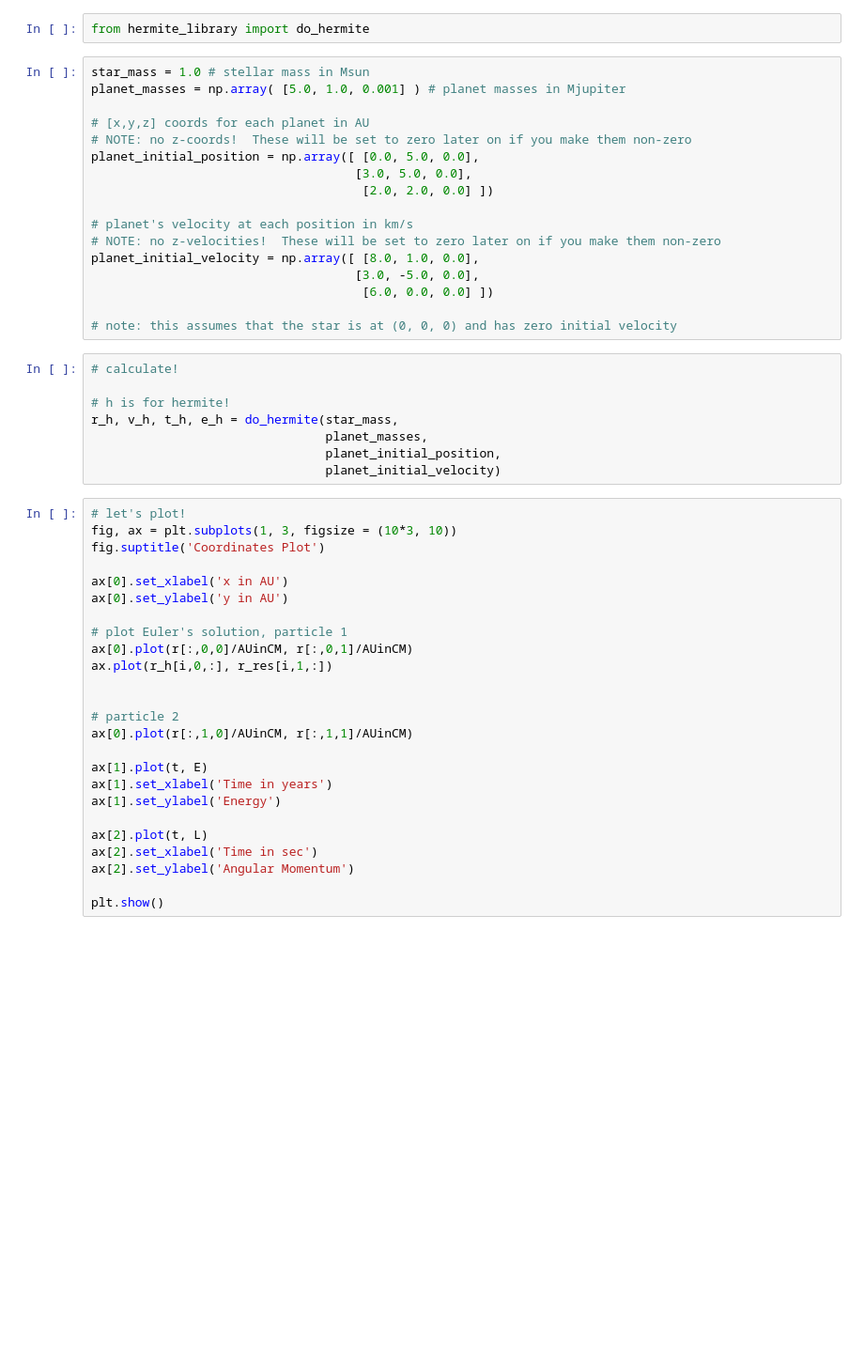
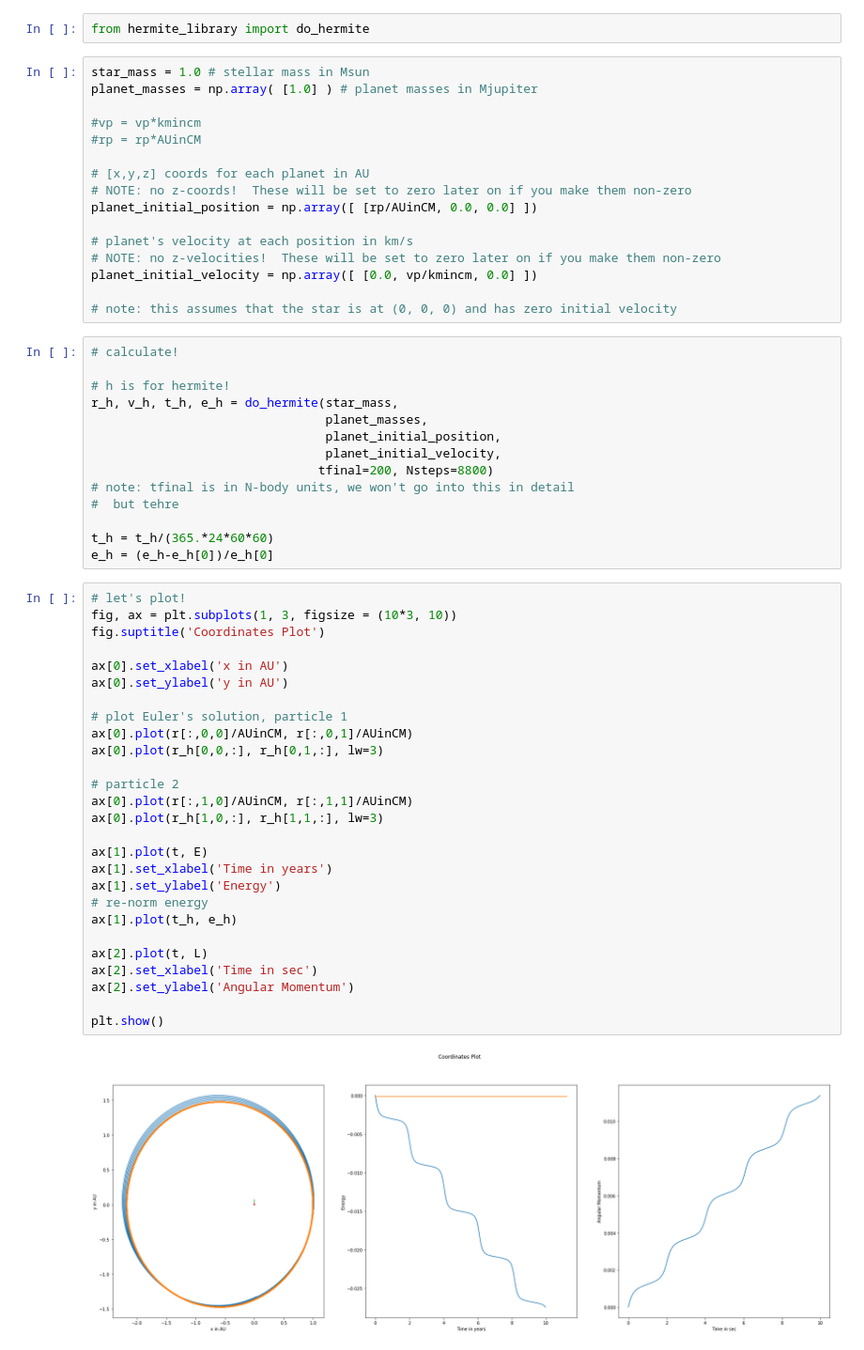
Before and after one commit to jnaiman/csci-p-14110, a Jupyter notebook: lesson02/_programming_hermite_notes_lesson02.ipynb, the cells around one changed output. Shown at 94% size. Saved outputs shown, nothing was run; the diff lists cells and outputs as text; blank space fills up the shorter version.

```diff
--- a/lesson02/_programming_hermite_notes_lesson02.ipynb
+++ b/lesson02/_programming_hermite_notes_lesson02.ipynb
@@ -160,19 +160,18 @@
 from hermite_library import do_hermite
 # %%
 star_mass = 1.0 # stellar mass in Msun
-planet_masses = np.array( [5.0, 1.0, 0.001] ) # planet masses in Mjupiter
+planet_masses = np.array( [1.0] ) # planet masses in Mjupiter
+
+#vp = vp*kmincm
+#rp = rp*AUinCM
 
 # [x,y,z] coords for each planet in AU
 # NOTE: no z-coords!  These will be set to zero later on if you make them non-zero
-planet_initial_position = np.array([ [0.0, 5.0, 0.0],
-                                    [3.0, 5.0, 0.0],
-                                     [2.0, 2.0, 0.0] ])
+planet_initial_position = np.array([ [rp/AUinCM, 0.0, 0.0] ])
 
 # planet's velocity at each position in km/s
 # NOTE: no z-velocities!  These will be set to zero later on if you make them non-zero
-planet_initial_velocity = np.array([ [8.0, 1.0, 0.0],
-                                    [3.0, -5.0, 0.0],
-                                     [6.0, 0.0, 0.0] ])
+planet_initial_velocity = np.array([ [0.0, vp/kmincm, 0.0] ])
 
 # note: this assumes that the star is at (0, 0, 0) and has zero initial velocity
 # %%
@@ -182,29 +181,39 @@ planet_initial_velocity = np.array([ [8.0, 1.0, 0.0],
 r_h, v_h, t_h, e_h = do_hermite(star_mass,
                                 planet_masses,
                                 planet_initial_position,
-                                planet_initial_velocity)
+                                planet_initial_velocity,
+                               tfinal=200, Nsteps=8800)
+# note: tfinal is in N-body units, we won't go into this in detail
+#  but tehre
+
+t_h = t_h/(365.*24*60*60)
+e_h = (e_h-e_h[0])/e_h[0]
 # %%
 # let's plot!
 fig, ax = plt.subplots(1, 3, figsize = (10*3, 10))
 fig.suptitle('Coordinates Plot')
 
 ax[0].set_xlabel('x in AU')
 ax[0].set_ylabel('y in AU')
 
 # plot Euler's solution, particle 1
 ax[0].plot(r[:,0,0]/AUinCM, r[:,0,1]/AUinCM)
-ax.plot(r_h[i,0,:], r_res[i,1,:])
-
+ax[0].plot(r_h[0,0,:], r_h[0,1,:], lw=3)
 
 # particle 2
 ax[0].plot(r[:,1,0]/AUinCM, r[:,1,1]/AUinCM)
+ax[0].plot(r_h[1,0,:], r_h[1,1,:], lw=3)
 
 ax[1].plot(t, E)
 ax[1].set_xlabel('Time in years')
 ax[1].set_ylabel('Energy')
+# re-norm energy
+ax[1].plot(t_h, e_h)
 
 ax[2].plot(t, L)
 ax[2].set_xlabel('Time in sec')
 ax[2].set_ylabel('Angular Momentum')
 
 plt.show()
+# %% [output]
+[figure, added]
```
Also changed, not shown: parts of 2 cells of this notebook, 5 other files.
